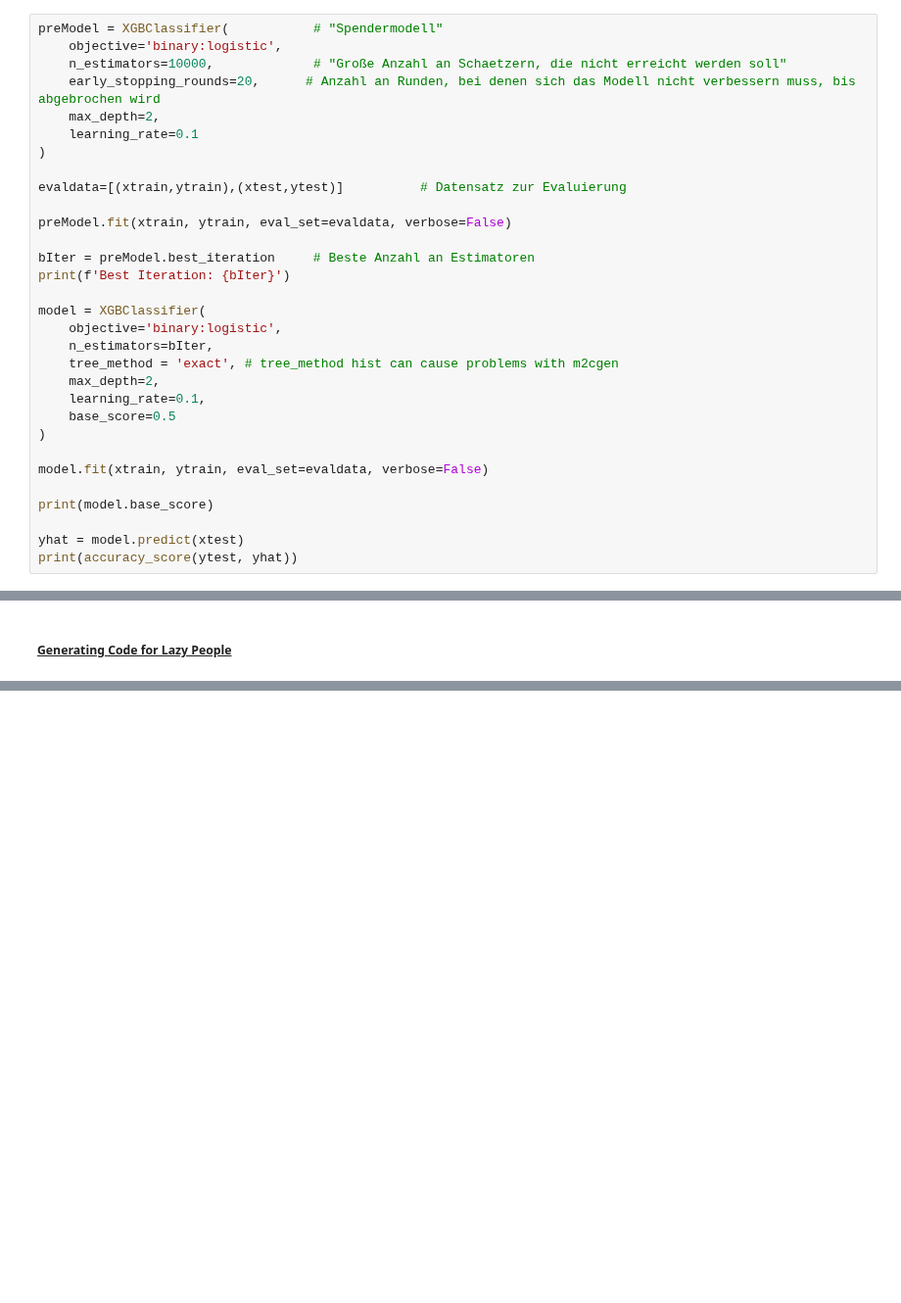
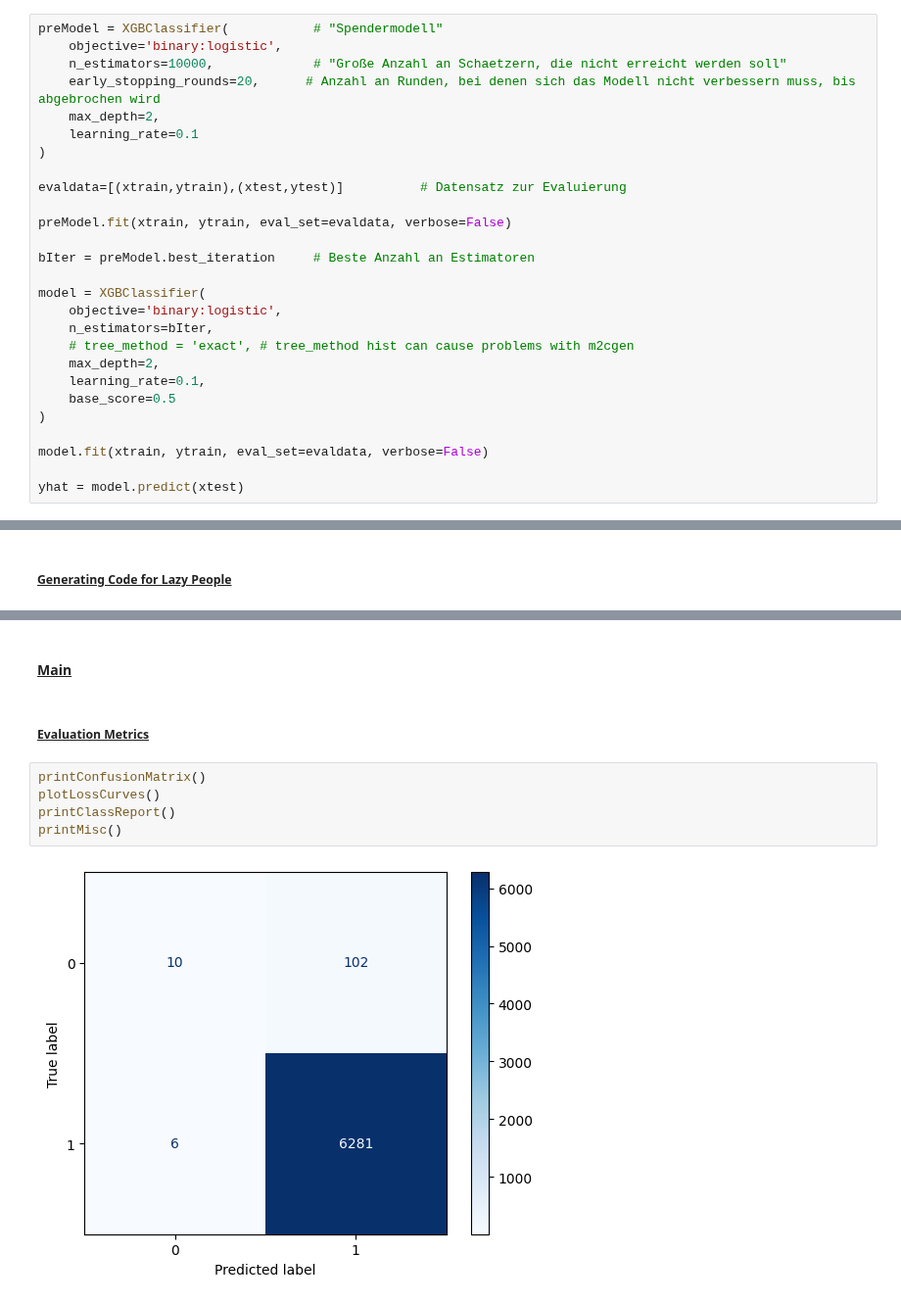
Before and after one commit to iTzOutmind/arduino-xgboost, a Jupyter notebook: gyro_mobile_binary/xgb_gyro.ipynb, the cells around one changed output, grey strips where cells are left out. Shown at 98% size. Saved outputs shown, nothing was run; the diff lists cells and outputs as text; blank space fills up the shorter version.

Commit message:
Refactoring: Moved most printing/drawing statements into functions

```diff
--- a/gyro_mobile_binary/xgb_gyro.ipynb
+++ b/gyro_mobile_binary/xgb_gyro.ipynb
@@ -91,12 +85,11 @@ evaldata=[(xtrain,ytrain),(xtest,ytest)]          # Datensatz zur Evaluierung
 preModel.fit(xtrain, ytrain, eval_set=evaldata, verbose=False)
 
 bIter = preModel.best_iteration     # Beste Anzahl an Estimatoren
-print(f'Best Iteration: {bIter}')
 
 model = XGBClassifier(
     objective='binary:logistic',
     n_estimators=bIter,
-    tree_method = 'exact', # tree_method hist can cause problems with m2cgen
+    # tree_method = 'exact', # tree_method hist can cause problems with m2cgen
     max_depth=2,
     learning_rate=0.1,
     base_score=0.5
@@ -104,7 +97,4 @@ model = XGBClassifier(
 
 model.fit(xtrain, ytrain, eval_set=evaldata, verbose=False)
 
-print(model.base_score)
-
 yhat = model.predict(xtest)
-print(accuracy_score(ytest, yhat))
@@ -293,0 +241,11 @@ probs.to_csv('../datasets/compared-gyro-float.csv')
+# %% [markdown]
+#### <ins>Main</ins>
+# %% [markdown]
+##### <ins>Evaluation Metrics</ins>
+# %%
+printConfusionMatrix()
+plotLossCurves()
+printClassReport()
+printMisc()
+# %% [output]
+[figure, added]
```
Also changed, not shown: parts of 22 cells of this notebook.
